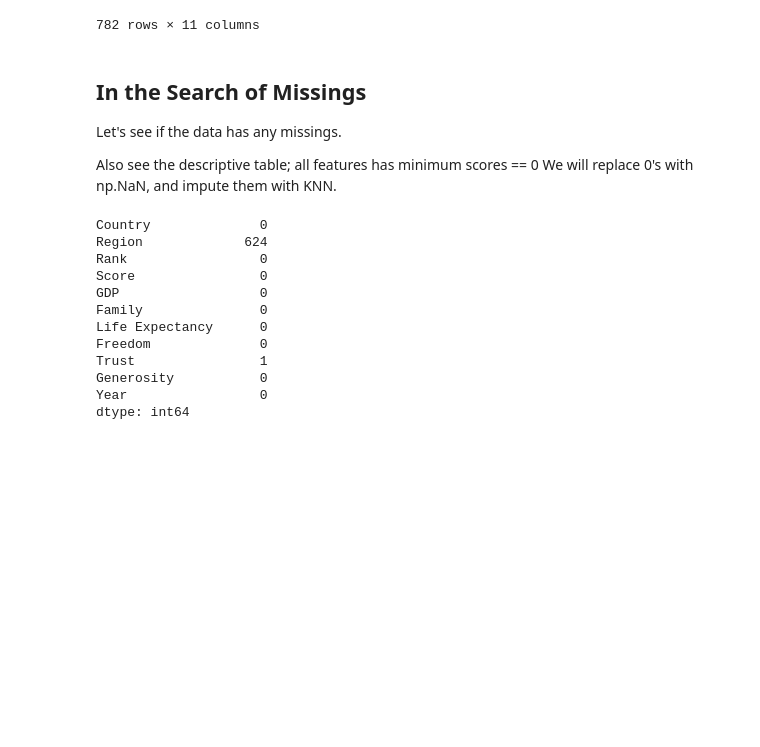
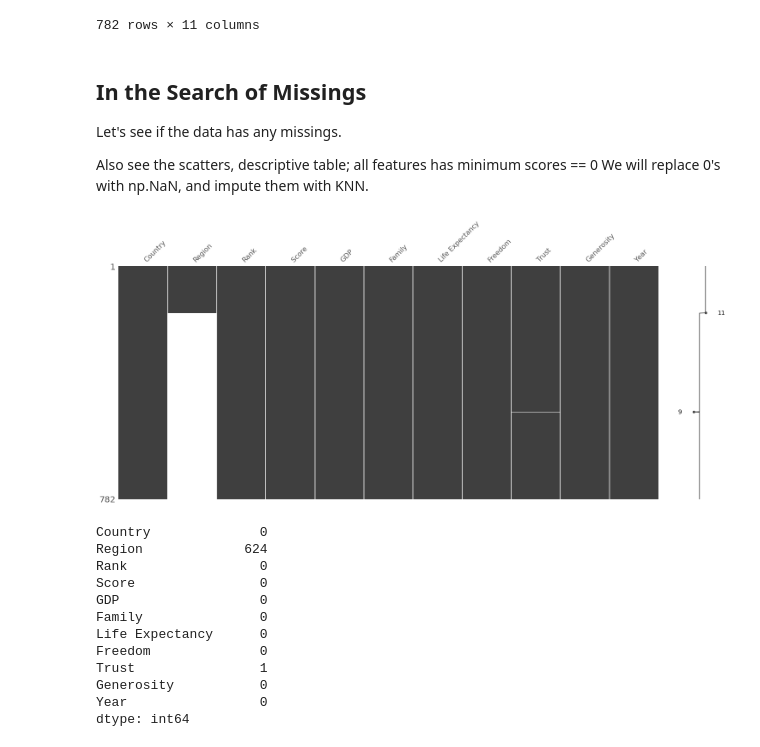
Before and after one commit to orkunaran/World-Happiness-Report-2015-2019, a Jupyter notebook: world_happiness_report.ipynb, the cells around one changed output. Drawn from its saved outputs; the diff is of its cells as text; code cells hidden in the pictures; blank space fills up the shorter version.

```diff
--- a/world_happiness_report.ipynb
+++ b/world_happiness_report.ipynb
@@ -45,3 +64,14 @@ from statsmodels.stats.outliers_influence import variance_inflation_factor
 from sklearn.impute import KNNImputer
 # %% [markdown]
 # Reading Dataset
+# %%
+def read_data():
+    all_data = {}
+    for dirname, _, filenames in os.walk('/content/input'):
+        for filename in filenames:
+            path = os.path.join(dirname, filename)
+            all_data[f'data_{path[-8:-4]}'] = pd.read_csv(path)
+
+    all_data = {key: all_data[key] for key in sorted(all_data)}
+
+    return all_data
@@ -349,8 +385,13 @@ happiness
 
 Let's see if the data has any missings.
 
-Also see the descriptive table; all features has minimum scores == 0
+Also see the scatters, descriptive table; all features has minimum scores == 0
 We will replace 0's with np.NaN, and impute them with KNN.
+# %%
+msno.matrix(happiness)
+plt.show()
+# %% [output]
+[figure, added]
 # %%
 happiness.isna().sum()
 # %% [output]
```
Also changed, not shown: parts of 17 cells of this notebook.
